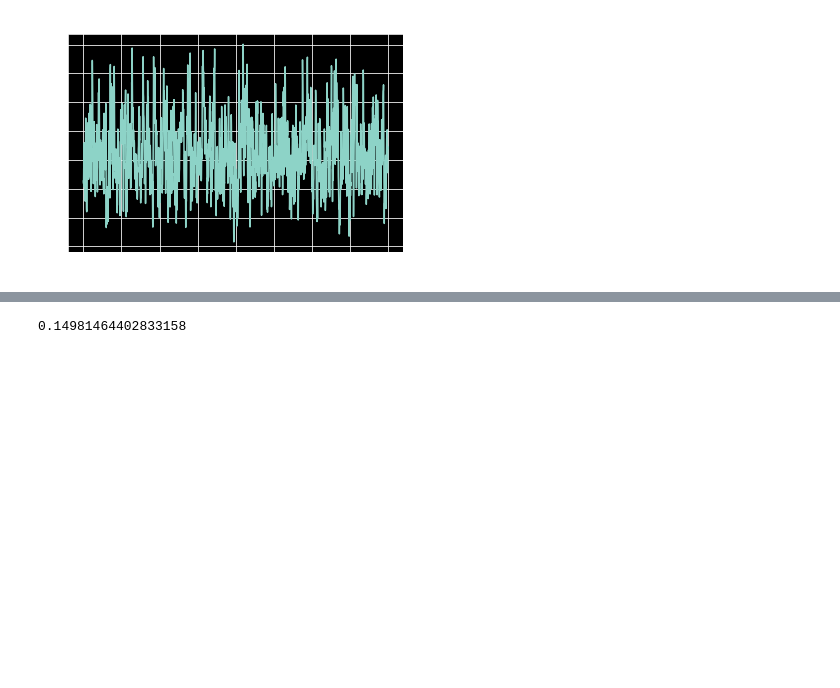
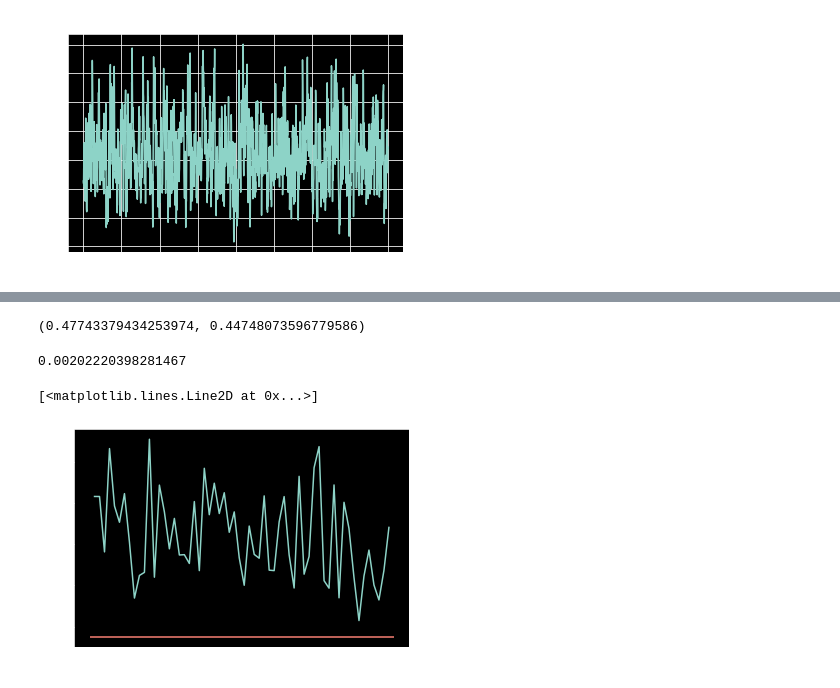
Before and after one commit to rodrigo-romano/dos-actors, a Jupyter notebook: clients/domeseeing/analysis/data-analysis.ipynb, the cells around one changed output, grey strips where cells are left out. Saved outputs shown, nothing was run; the diff lists cells and outputs as text; code cells hidden in the pictures; blank space fills up the shorter version.

```diff
--- a/clients/domeseeing/analysis/data-analysis.ipynb
+++ b/clients/domeseeing/analysis/data-analysis.ipynb
@@ -21,4 +49,19 @@ data
 # %%
-7.263218905549019e-07*180*3600/np.pi
+fwhm_free = 0.0000021694478283015143*180*3600/np.pi
+fwhm,fwhm_free
 # %% [output]
-0.14981464402833158
+(0.47743379434253974, 0.44748073596779586)
+# %%
+px_scale
+# %% [output]
+0.00202220398281467
+# %%
+data_df= np.load("PSSnFwhmDomeSeeing_free-atmosphere.pkl",allow_pickle=True)
+fwhm_df = np.asarray([x[1] for x in data_df])*180*3600/np.pi
+# %%
+fig,ax=plt.subplots()
+ax.hlines(fwhm_free,0,61,'C3')
+ax.plot(range(1,61),fwhm_df)
+# %% [output]
+[<matplotlib.lines.Line2D at 0x...>]
+[figure, added]
```
Also changed, not shown: parts of 21 cells of this notebook, 30 other files.
